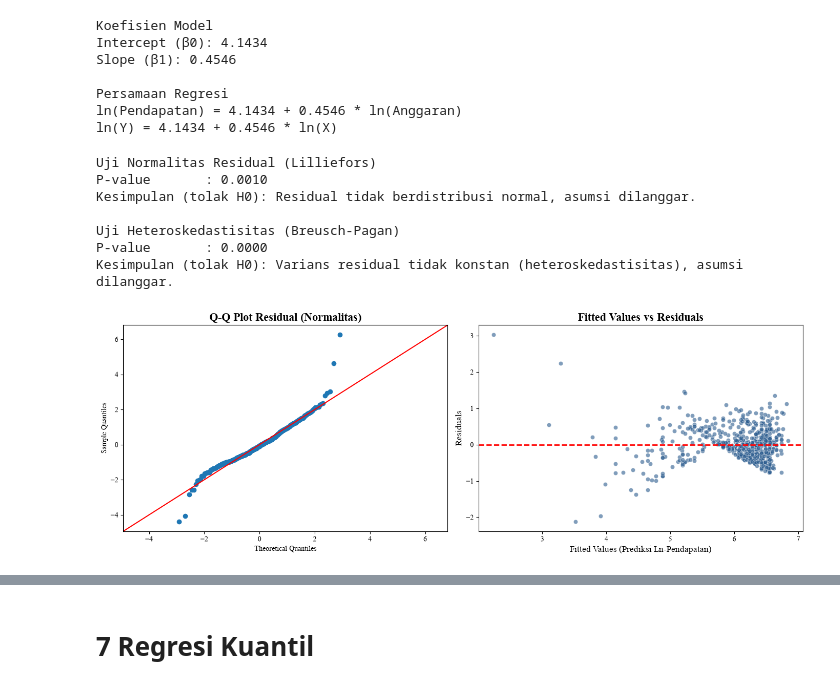
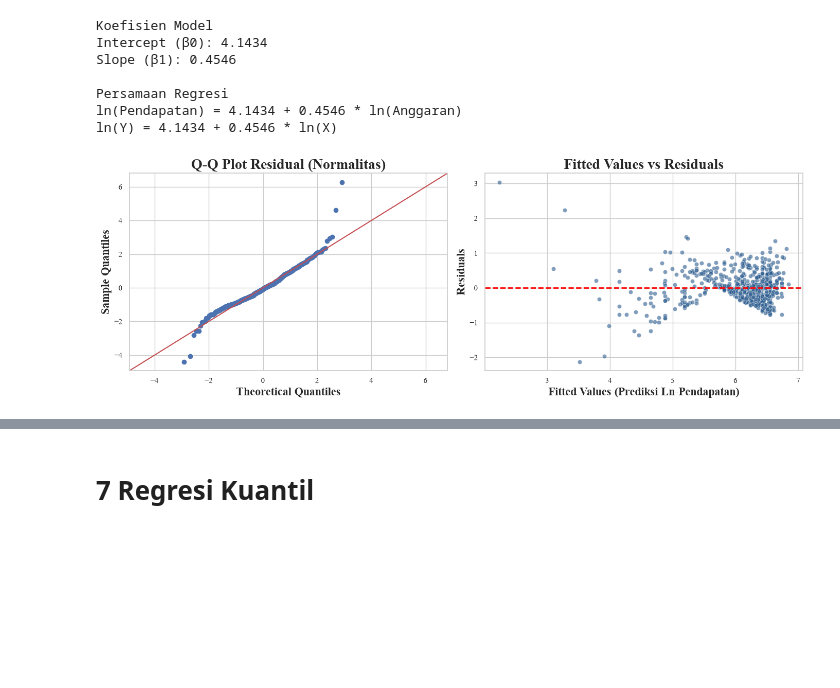
Before and after one commit to ahzasasa/anareg, a Jupyter notebook: simple-linear-regression.ipynb, the cells around one changed output, grey strips where cells are left out. Cells and saved outputs as stored; diff of their text form; code cells hidden in the pictures; blank space fills up the shorter version.

```diff
--- a/simple-linear-regression.ipynb
+++ b/simple-linear-regression.ipynb
@@ -1055,58 +1055,25 @@ ln(Pendapatan) = 4.1434 + 0.4546 * ln(Anggaran)
 ln(Y) = 4.1434 + 0.4546 * ln(X)
 # %%
 plt.rcParams["font.family"] = "Times New Roman"
-
-residuals = model_log.resid
-fitted_vals = model_log.fittedvalues
-
-# uji normalitas (Lilliefors)
-stat_lillie, p_value_lillie = lilliefors(residuals)
-
-print("Uji Normalitas Residual (Lilliefors)")
-print(f"P-value       : {p_value_lillie:.4f}")
-if p_value_lillie >= 0.05:
-    print("Kesimpulan (gagal tolak H0): Residual berdistribusi normal, asumsi terpenuhi.")
-else:
-    print("Kesimpulan (tolak H0): Residual tidak berdistribusi normal, asumsi dilanggar.")
-
-
-# uji heteroskedastisitas (Breusch-Pagan)
-bp_test = het_breuschpagan(residuals, model_log.model.exog)
-p_value_bp = bp_test[1]
-
-print("\nUji Heteroskedastisitas (Breusch-Pagan)")
-print(f"P-value       : {p_value_bp:.4f}")
-if p_value_bp >= 0.05:
-    print("Kesimpulan (gagal tolak H0): Varians residual konstan (homoskedastisitas), asumsi terpenuhi.")
-else:
-    print("Kesimpulan (tolak H0): Varians residual tidak konstan (heteroskedastisitas), asumsi dilanggar.")
-
-
-# visualisasi
 fig, ax = plt.subplots(1, 2, figsize=(14, 5))
 
 # Q-Q Plot (cek normalitas)
 sm.qqplot(residuals, line='45', fit=True, ax=ax[0])
-ax[0].set_title("Q-Q Plot Residual (Normalitas)", fontsize=16, fontweight="bold")
+ax[0].set_title("Q-Q Plot Residual (Normalitas)", fontsize=20, fontweight="bold")
+ax[0].set_xlabel("Theoretical Quantiles", fontsize=16, fontweight="bold")
+ax[0].set_ylabel("Sample Quantiles", fontsize=16, fontweight="bold")
 
 # fitted values vs residuals (cek heteroskedastisitas)
 sns.scatterplot(x=fitted_vals, y=residuals, alpha=0.6, color="#2b5c8f", ax=ax[1])
 ax[1].axhline(0, color='red', linestyle='--', lw=2)
-ax[1].set_title("Fitted Values vs Residuals", fontsize=16, fontweight="bold")
-ax[1].set_xlabel("Fitted Values (Prediksi Ln-Pendapatan)", fontsize=12)
-ax[1].set_ylabel("Residuals", fontsize=12)
+ax[1].set_title("Fitted Values vs Residuals", fontsize=20, fontweight="bold")
+ax[1].set_xlabel("Fitted Values (Prediksi Ln-Pendapatan)", fontsize=16, fontweight="bold")
+ax[1].set_ylabel("Residuals", fontsize=16, fontweight="bold")
 
 plt.tight_layout()
 plt.show()
 # %% [output]
-Uji Normalitas Residual (Lilliefors)
-P-value       : 0.0010
-Kesimpulan (tolak H0): Residual tidak berdistribusi normal, asumsi dilanggar.
-
-Uji Heteroskedastisitas (Breusch-Pagan)
-P-value       : 0.0000
-Kesimpulan (tolak H0): Varians residual tidak konstan (heteroskedastisitas), asumsi dilanggar.
-[figure, old version]
+[figure, new version]
 # %%
 # model dengan robust standard errors (White's / HC3)
 model_robust = smf.ols('log_gross ~ log_budget', data=movies_df).fit(cov_type='HC3')
```
Also changed, not shown: parts of 12 cells of this notebook.
